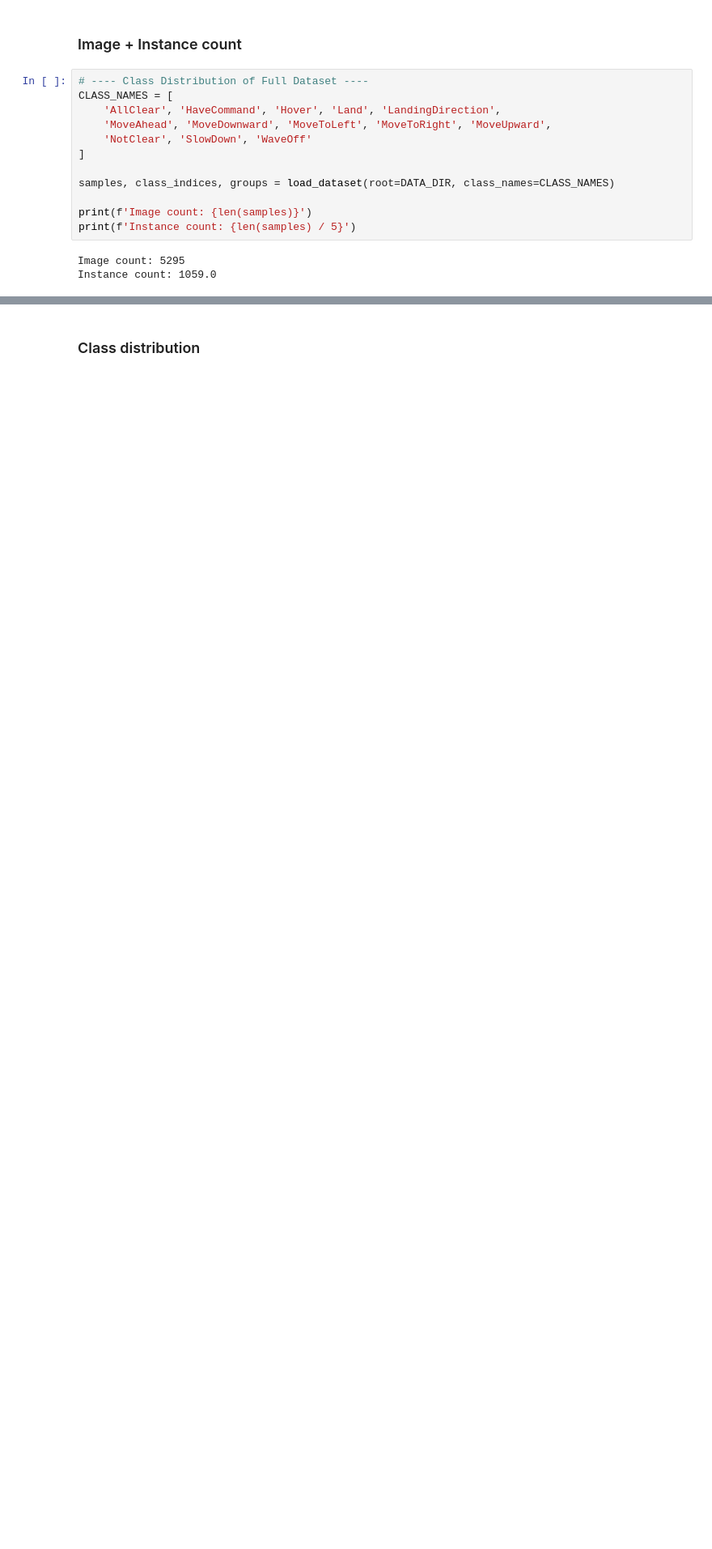
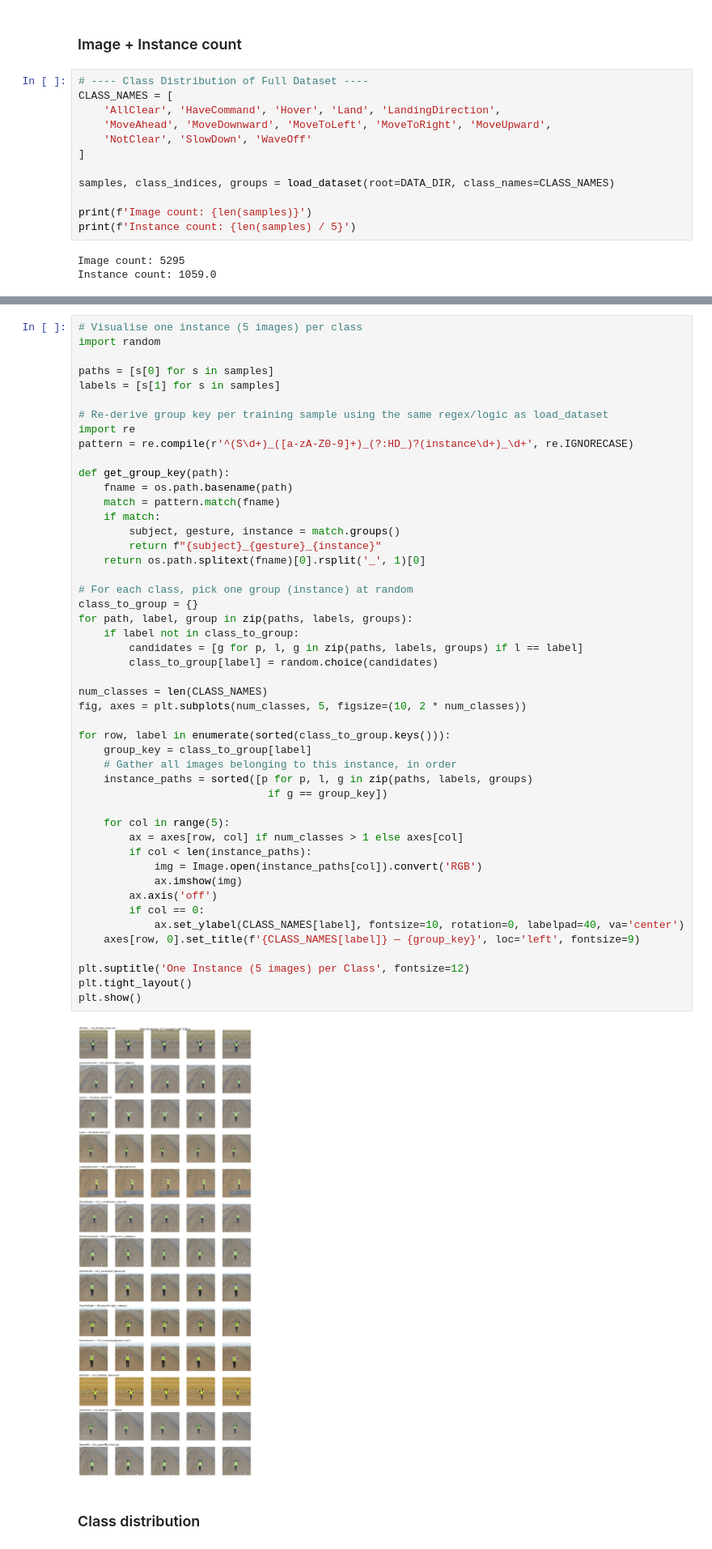
Before and after one commit to RylemarcAguinaldo/COSC2779-DL-A1-s3972876, a Jupyter notebook: cosc2779_a1_s3972876.ipynb, the cells around one changed output, grey strips where cells are left out. Shown at 81% size. Drawn from its saved outputs; the diff is of its cells as text; blank space fills up the shorter version.

```diff
--- a/cosc2779_a1_s3972876.ipynb
+++ b/cosc2779_a1_s3972876.ipynb
@@ -229,3 +232,53 @@ Instance count: 1059.0
+# %%
+# Visualise one instance (5 images) per class
+import random
+
+paths = [s[0] for s in samples]
+labels = [s[1] for s in samples]
+
+# Re-derive group key per training sample using the same regex/logic as load_dataset
+import re
+pattern = re.compile(r'^(S\d+)_([a-zA-Z0-9]+)_(?:HD_)?(instance\d+)_\d+', re.IGNORECASE)
+
+def get_group_key(path):
+    fname = os.path.basename(path)
+    match = pattern.match(fname)
+    if match:
+        subject, gesture, instance = match.groups()
+        return f"{subject}_{gesture}_{instance}"
+    return os.path.splitext(fname)[0].rsplit('_', 1)[0]
+
+# For each class, pick one group (instance) at random
+class_to_group = {}
+for path, label, group in zip(paths, labels, groups):
+    if label not in class_to_group:
+        candidates = [g for p, l, g in zip(paths, labels, groups) if l == label]
+        class_to_group[label] = random.choice(candidates)
+
+num_classes = len(CLASS_NAMES)
+fig, axes = plt.subplots(num_classes, 5, figsize=(10, 2 * num_classes))
+
+for row, label in enumerate(sorted(class_to_group.keys())):
+    group_key = class_to_group[label]
+    # Gather all images belonging to this instance, in order
+    instance_paths = sorted([p for p, l, g in zip(paths, labels, groups)
+                              if g == group_key])
+
+    for col in range(5):
+        ax = axes[row, col] if num_classes > 1 else axes[col]
+        if col < len(instance_paths):
+            img = Image.open(instance_paths[col]).convert('RGB')
+            ax.imshow(img)
+        ax.axis('off')
+        if col == 0:
+            ax.set_ylabel(CLASS_NAMES[label], fontsize=10, rotation=0, labelpad=40, va='center')
+    axes[row, 0].set_title(f'{CLASS_NAMES[label]} — {group_key}', loc='left', fontsize=9)
+
+plt.suptitle('One Instance (5 images) per Class', fontsize=12)
+plt.tight_layout()
+plt.show()
+# %% [output]
+[figure, added]
 # %% [markdown]
 ### Class distribution
 # %%
```
Also changed, not shown: parts of 12 cells of this notebook.
